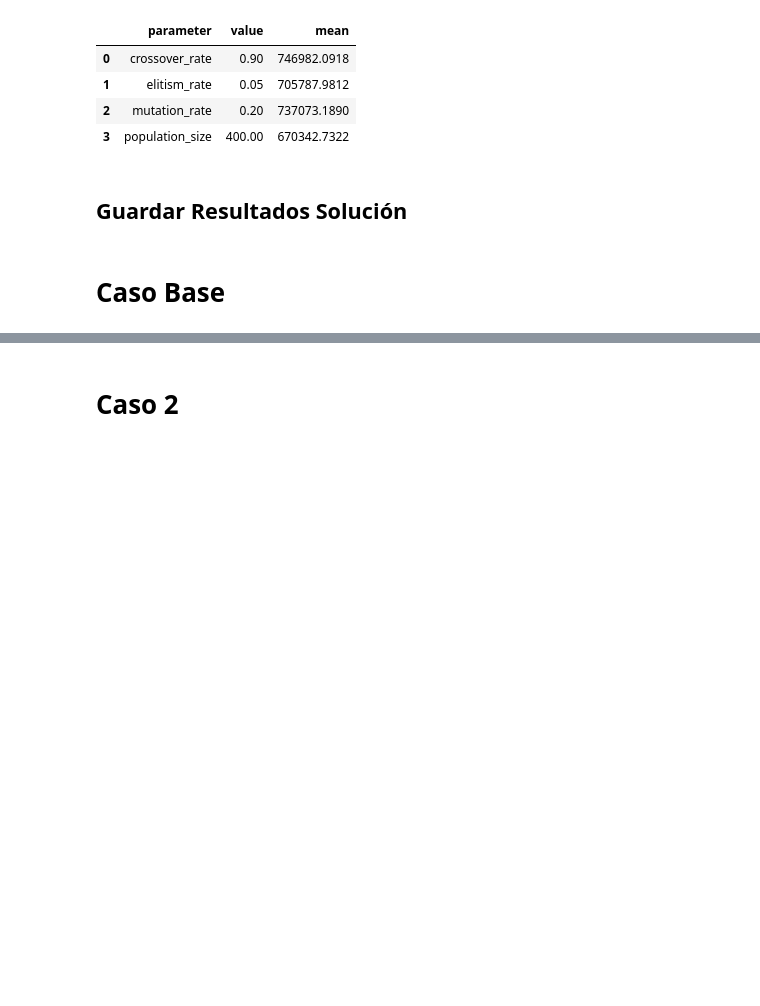
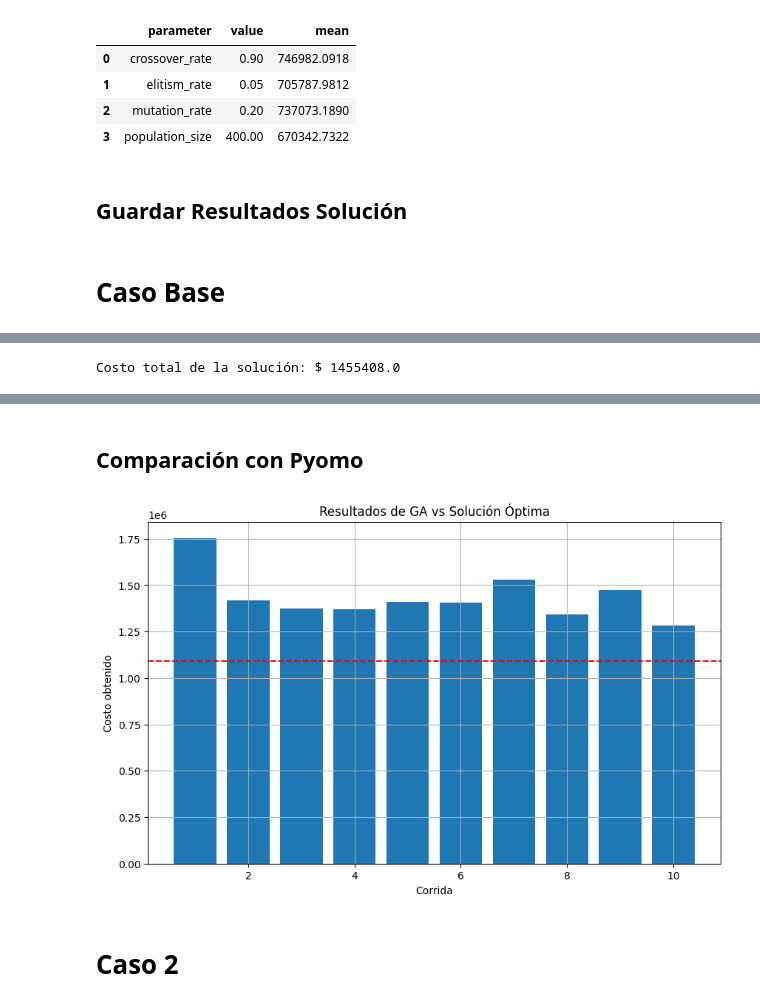
Before and after one commit to SuperEquipoEstrella/MOS-Entrega-3, a Jupyter notebook: E3-problema_A_caso1_mapas.ipynb, the cells around one changed output, grey strips where cells are left out. Drawn from its saved outputs; the diff is of its cells as text; code cells hidden in the pictures; blank space fills up the shorter version.

Commit message:
graficas solución

```diff
--- a/E3-problema_A_caso1_mapas.ipynb
+++ b/E3-problema_A_caso1_mapas.ipynb
@@ -1036,6 +1061,11 @@ Costo Total: 751263.42
 # guardar resultados
 path = 'solutions/verificacion_metaheuristica_GA_1.csv'
 save_solution_csv(ga.best_solution, demand_dict, cost_matrix, df_clients, df_depots, df_vehicles, path)
+# %%
+costo_total_solucion = get_total_cost(best_solution, demand_dict, cost_matrix, df_clients, df_depots, df_vehicles)
+print(f'Costo total de la solución: $ {costo_total_solucion}')
+# %% [output]
+Costo total de la solución: $ 1455408.0
 # %%
 import pandas as pd
 import folium
@@ -1125,3 +1155,5 @@ m
 # %% [output]
 Rutas válidas encontradas: {1: [1, 18, 25, 17, 11, 14, 3, 24, 15, 1], 2: [1, 6, 9, 12, 10, 19, 7, 20, 8, 22, 13, 21, 1], 3: [1, 4, 23, 16, 2, 5, 1]}
 [interactive output not drawn]
+# %% [markdown]
+## Comparación con Pyomo
@@ -1128,3 +1168,18 @@ Rutas válidas encontradas: {1: [1, 18, 25, 17, 11, 14, 3, 24, 15, 1], 2: [1, 6,
+# %%
+# Valor de la solución óptima de referencia
+best_value = 1090161.234
+
+# Gráfico de barras
+plt.figure(figsize=(10, 6))
+plt.bar(range(1, len(GA_results)+1), GA_results)
+plt.axhline(y=best_value, linestyle='--', color='red')
+plt.xlabel('Corrida')
+plt.ylabel('Costo obtenido')
+plt.title('Resultados de GA vs Solución Óptima')
+plt.grid(True)
+plt.show()
+# %% [output]
+[figure, added]
 # %% [markdown]
 # **Caso 2**
 # %%
```
Also changed, not shown: parts of 13 cells of this notebook, 3 other files.
